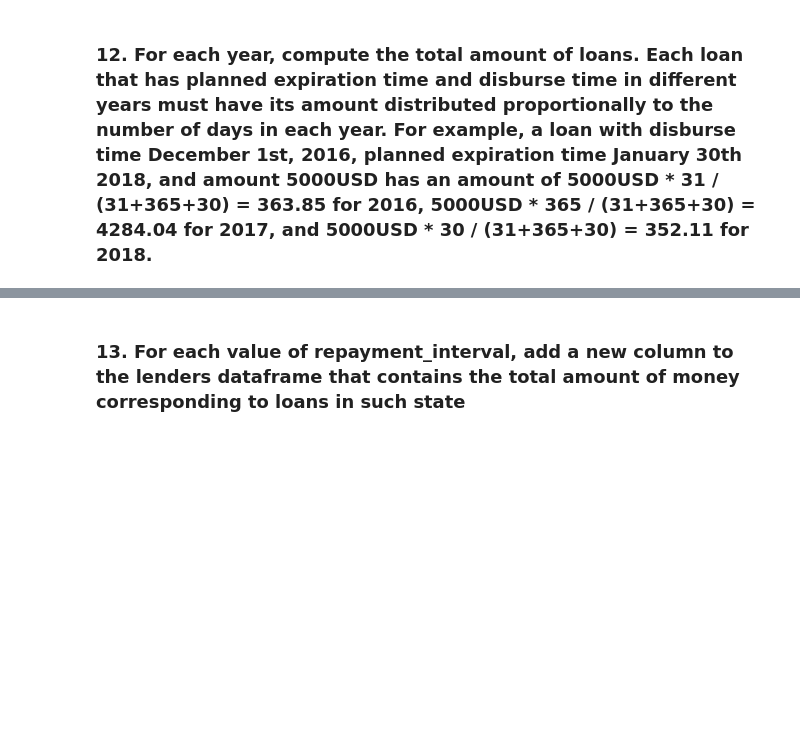
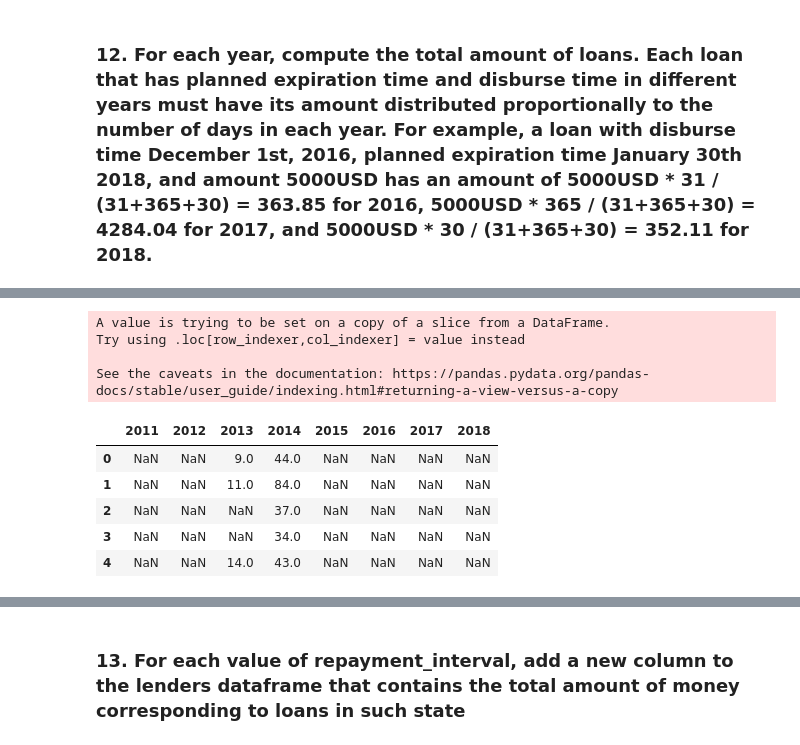
Before and after one commit to EmanueleArtioli/kiva-crowdfunding, a Jupyter notebook: kiva-notebook.ipynb, the cells around one changed output, grey strips where cells are left out. Saved outputs shown, nothing was run; the diff lists cells and outputs as text; code cells hidden in the pictures; blank space fills up the shorter version.

```diff
--- a/kiva-notebook.ipynb
+++ b/kiva-notebook.ipynb
@@ -379,5 +386,17 @@ loans.head()
 # %%
-loans = loans.dropna() #we kept NaNs until now but they break the function, so we drop them here
-days = loans.apply(lambda x: day_calc(x['planned_expiration_time'],x['disburse_time']), axis = 1)
+loans_drop = loans.dropna() #we kept NaNs until now but they break the function, so we drop them here
+loans_drop['duration'] = loans_drop['duration'].dt.days
+days = loans_drop.apply(lambda x: day_calc(x['planned_expiration_time'],x['disburse_time']), axis = 1)
 days.head()
+# %% [output]
+A value is trying to be set on a copy of a slice from a DataFrame.
+Try using .loc[row_indexer,col_indexer] = value instead
+
+See the caveats in the documentation: https://pandas.pydata.org/pandas-docs/stable/user_guide/indexing.html#returning-a-view-versus-a-copy
+|  | 2011 | 2012 | 2013 | 2014 | 2015 | 2016 | 2017 | 2018 |
+| 0 | NaN | NaN | 9.0 | 44.0 | NaN | NaN | NaN | NaN |
+| 1 | NaN | NaN | 11.0 | 84.0 | NaN | NaN | NaN | NaN |
+| 2 | NaN | NaN | NaN | 37.0 | NaN | NaN | NaN | NaN |
+| 3 | NaN | NaN | NaN | 34.0 | NaN | NaN | NaN | NaN |
+| 4 | NaN | NaN | 14.0 | 43.0 | NaN | NaN | NaN | NaN |
 # %%
```
Also changed, not shown: parts of 65 cells of this notebook.
